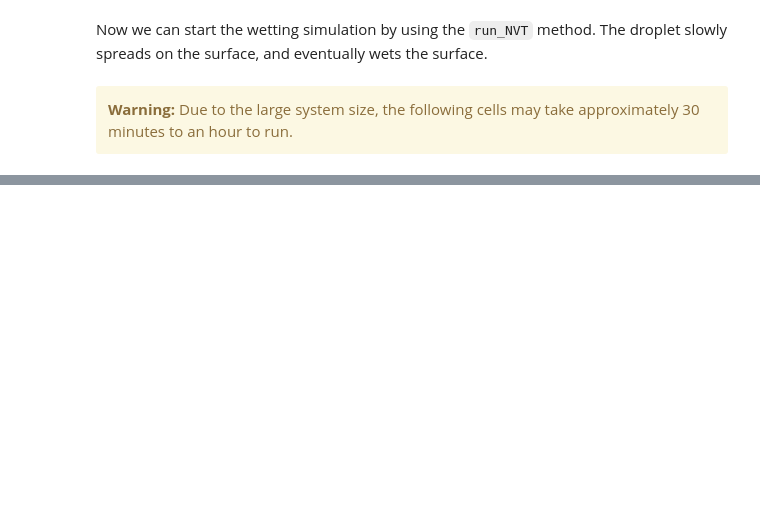
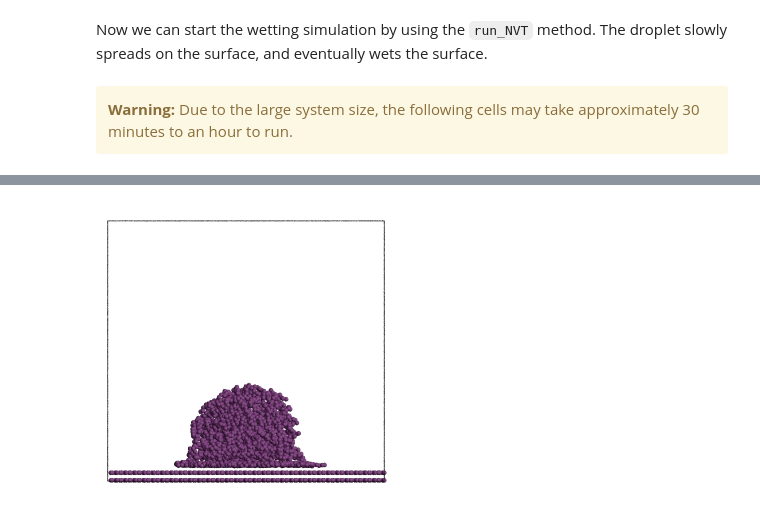
Before and after one commit to cmelab/flowerMD, a Jupyter notebook: tutorials/5-flowerMD-surface-wetting.ipynb, the cells around one changed output, grey strips where cells are left out. Drawn from its saved outputs; the diff is of its cells as text; code cells hidden in the pictures; blank space fills up the shorter version.

Commit message:
run through surface wetting sim, comment out sim run cells

```diff
--- a/tutorials/5-flowerMD-surface-wetting.ipynb
+++ b/tutorials/5-flowerMD-surface-wetting.ipynb
@@ -188,9 +236,8 @@ Now we can start the wetting simulation by using the `run_NVT` method. The dropl
 # %%
-if os.path.exists("wetting_trajectory.gsd"):
-    sim_viewer = FresnelGSD(gsd_file="wetting_trajectory.gsd", view_axis=(0, 1.5, 0), frame=-1)
-    sim_viewer.view()
-else:
-    print("The GSD file from wetting_sim is not available!")
+sim_viewer = FresnelGSD(gsd_file="wetting_trajectory.gsd", view_axis=(0, 1.5, 0), frame=-1)
+sim_viewer.view()
+# %% [output]
+[figure, added]
 # %%
 # Uncomment to run the surface wetting simulation longer:
 
```
Also changed, not shown: parts of 11 cells of this notebook.
